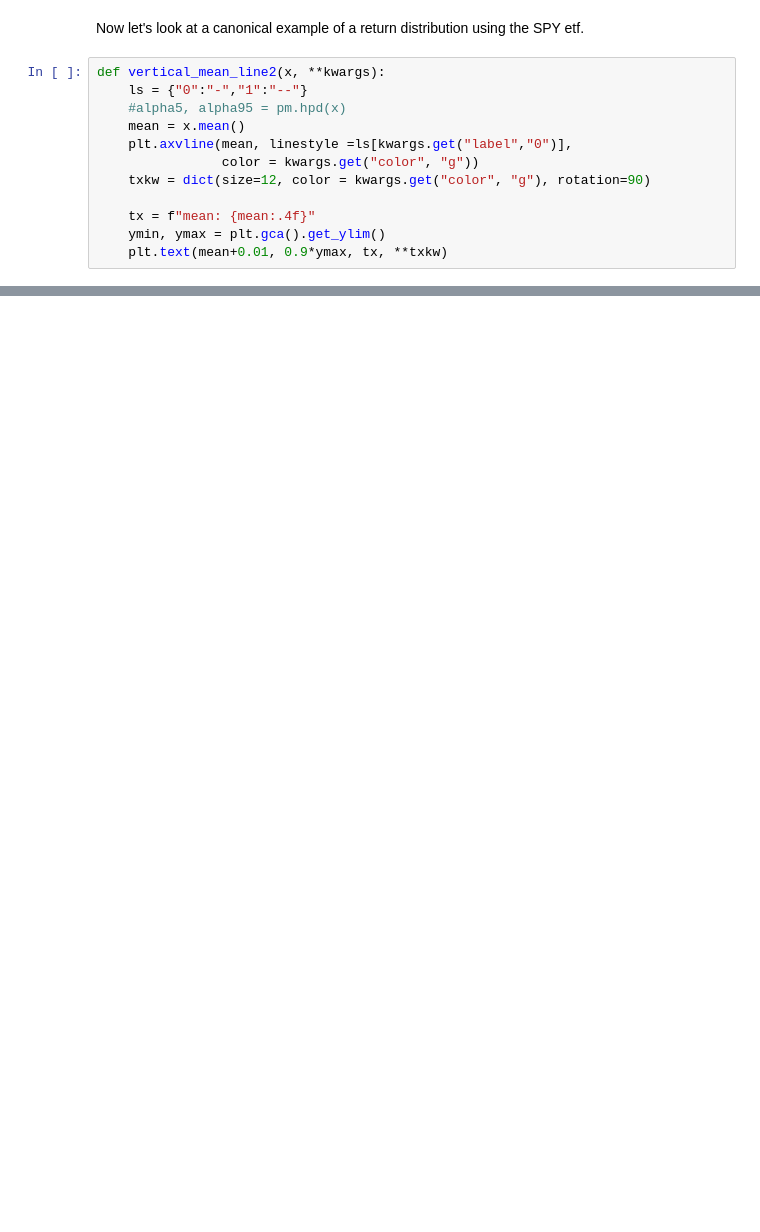
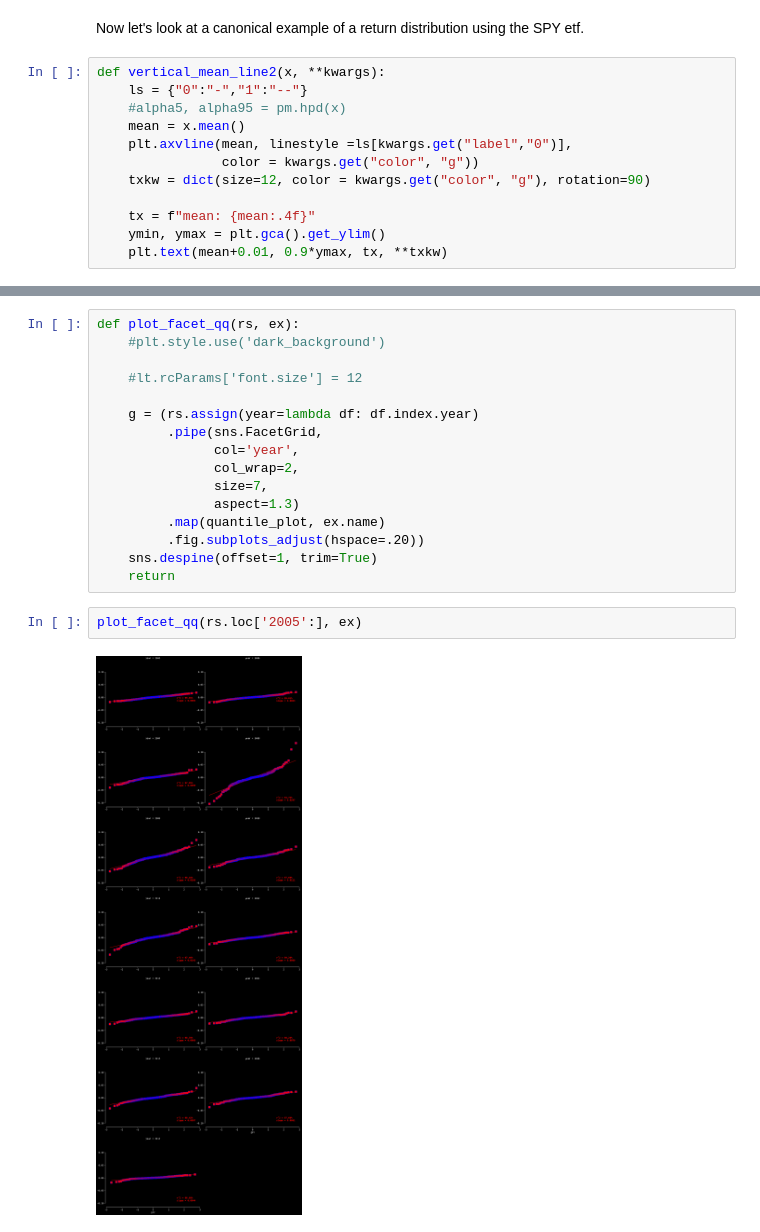
Before and after one commit to BlackArbsCEO/mixture_model_trading_public, a Jupyter notebook: notebooks/01. Motivation.ipynb, the cells around one changed output, grey strips where cells are left out. Saved outputs shown, nothing was run; the diff lists cells and outputs as text; blank space fills up the shorter version.

```diff
--- a/notebooks/01. Motivation.ipynb
+++ b/notebooks/01. Motivation.ipynb
@@ -220,0 +280,20 @@ g = (rs
+# %%
+def plot_facet_qq(rs, ex):
+    #plt.style.use('dark_background')
+
+    #lt.rcParams['font.size'] = 12
+
+    g = (rs.assign(year=lambda df: df.index.year)
+         .pipe(sns.FacetGrid,
+               col='year',
+               col_wrap=2,
+               size=7,
+               aspect=1.3)
+         .map(quantile_plot, ex.name)
+         .fig.subplots_adjust(hspace=.20))
+    sns.despine(offset=1, trim=True)
+    return
+# %%
+plot_facet_qq(rs.loc['2005':], ex)
+# %% [output]
+[figure, added]
```
Also changed, not shown: parts of 32 cells of this notebook, 3 other files.
